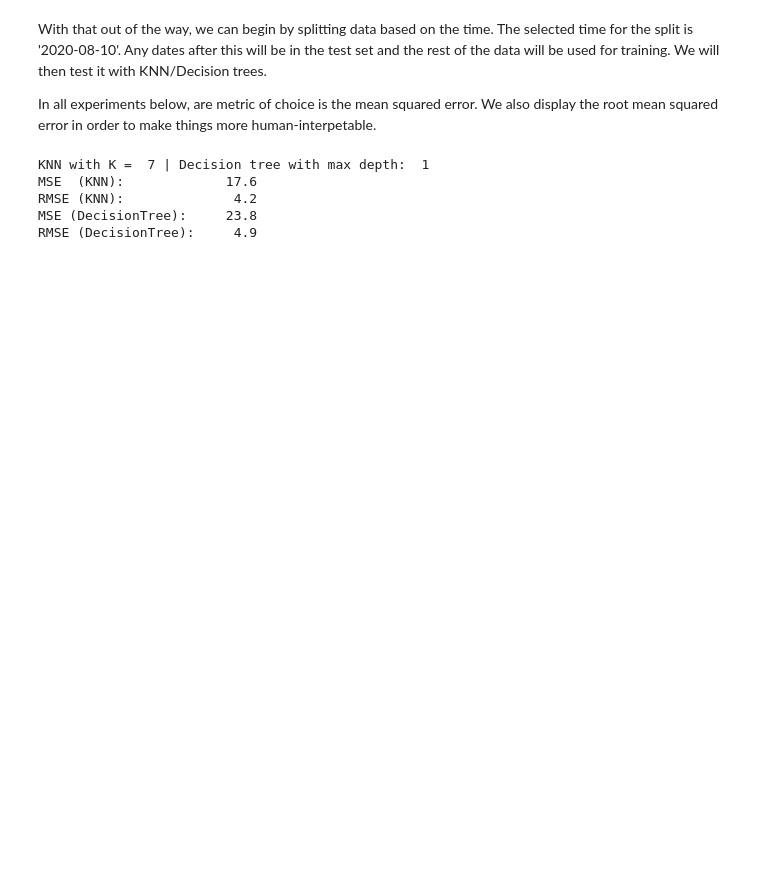
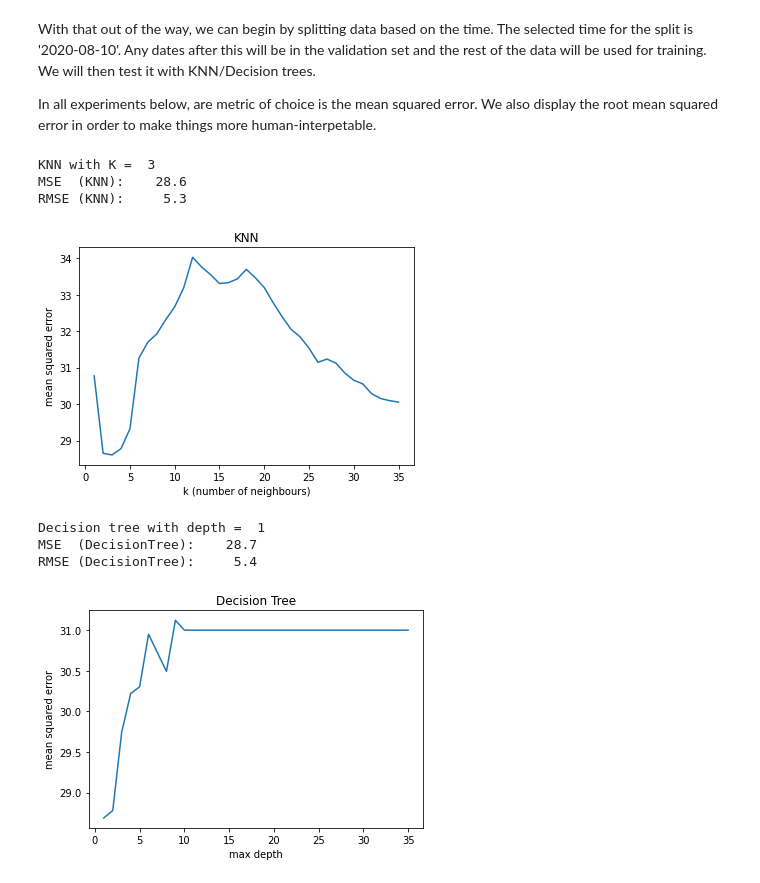
Before and after one commit to julienphillipseng/mla1, a Jupyter notebook: learning.ipynb, the cells around one changed output. Saved outputs shown, nothing was run; the diff lists cells and outputs as text; code cells hidden in the pictures; blank space fills up the shorter version.

```diff
--- a/learning.ipynb
+++ b/learning.ipynb
@@ -71,47 +62,66 @@ def decisionTree(xTrain, yTrain, xValidation, yValidation, depth):
     prediction = clf.predict(xValidation)
     return mean_squared_error(yValidation, prediction)
 # %% [markdown]
-With that out of the way, we can begin by splitting data based on the time. The selected time for the split is '2020-08-10'. Any dates after this will be in the test set and the rest of the data will be used for training. We will then test it with KNN/Decision trees.
+With that out of the way, we can begin by splitting data based on the time. The selected time for the split is '2020-08-10'. Any dates after this will be in the validation set and the rest of the data will be used for training. We will then test it with KNN/Decision trees.
 
 In all experiments below, are metric of choice is the mean squared error. We also display the root mean squared error in order to make things more human-interpetable.
 # %%
-# neighbors to consider for KNN
+# neighbors to consider for KNN (as well as depths for the decision tree)
 K_list = range(1,36)
 
 # get the indices for train/test data
-trainIndicesDate = np.argwhere(dates > np.datetime64("2020-08-10"))[:,0]
-testIndicesDate = np.argwhere(dates <= np.datetime64("2020-08-10"))[:,0]
+train_indices = np.argwhere(dates > np.datetime64("2020-08-10"))[:,0]
+test_indices = np.argwhere(dates <= np.datetime64("2020-08-10"))[:,0]
 
 # prep the dataset
-xTrain = np.take(features, trainIndicesDate, axis = 0)
-xValidation = np.take(features, testIndicesDate, axis = 0)
-yTrain = np.take(hospPredictions, trainIndicesDate, axis = 0)
-yValidation = np.take(hospPredictions, testIndicesDate, axis = 0)
+xTrain = np.take(features, train_indices, axis = 0)
+xValidation = np.take(features, test_indices, axis = 0)
+yTrain = np.take(hospPredictions, train_indices, axis = 0)
+yValidation = np.take(hospPredictions, test_indices, axis = 0)
 
-# KNN - This was used to determine the number of neighbours
-bestK, bestDepth = -1, -1
-bestErrorKnn, bestErrorTree = sys.maxsize, sys.maxsize
+error_list_knn = np.zeros(len(K_list))
+error_list_tree = np.zeros(len(K_list))
 
-for i in K_list:
-    newErrorKnn = knn(xTrain, yTrain, xValidation, yValidation, i)
-    newErrorTree = decisionTree(xTrain, yTrain, xValidation, yValidation, i)
+for i, k in enumerate(K_list):
+    error_list_knn[i] = knn(xTrain, yTrain, xValidation, yValidation, k)
+    # checking all values in the k_list for the decision tree is redundant but it may as well be done in the same loop
+    error_list_tree[i] = decisionTree(xTrain, yTrain, xValidation, yValidation, k)
 
-    if (newErrorKnn < bestErrorKnn):
-        bestErrorKnn = newErrorKnn
-        bestK = i
-    if (newErrorTree < bestErrorTree):
-        bestErrorTree = newErrorTree
-        bestDepth = i
+min_error_knn_index = np.where(error_list_knn == error_list_knn.min())[0]
+optimal_k = min_error_knn_index + 1
+min_error_knn = error_list_knn[min_error_knn_index]
 
-print("KNN with K = %2d | Decision tree with max depth: %2d" % (bestK, bestDepth))
-print("MSE  (KNN):          %7.1f" % (bestErrorKnn))
-print("RMSE (KNN):          %7.1f" % (np.sqrt(bestErrorKnn)))
-print("MSE (DecisionTree):  %7.1f" % (bestErrorTree))
-print("RMSE (DecisionTree): %7.1f" % (np.sqrt(bestErrorTree)))
+print("KNN with K = %2d" % (optimal_k))
+print("MSE  (KNN): %7.1f" % (min_error_knn))
+print("RMSE (KNN): %7.1f\n" % (np.sqrt(min_error_knn)))
+
+plt.plot(K_list, error_list_knn)
+plt.title('KNN')
+plt.xlabel('k (number of neighbours)')
+plt.ylabel('mean squared error')
+plt.show()
+print(" ")
+
+min_error_tree_index = np.where(error_list_tree == error_list_tree.min())[0]
+optimal_depth = min_error_tree_index + 1
+min_error_tree = error_list_tree[min_error_tree_index]
+
+print("Decision tree with depth = %2d" % (optimal_depth))
+print("MSE  (DecisionTree): %7.1f" % (min_error_tree))
+print("RMSE (DecisionTree): %7.1f\n" % (np.sqrt(min_error_tree)))
+
+plt.plot(K_list, error_list_tree)
+plt.title('Decision Tree')
+plt.xlabel('max depth')
+plt.ylabel('mean squared error')
+plt.show()
 # %% [output]
-KNN with K =  7 | Decision tree with max depth:  1
-MSE  (KNN):             17.6
-RMSE (KNN):              4.2
-MSE (DecisionTree):     23.8
-RMSE (DecisionTree):     4.9
+KNN with K =  3
+MSE  (KNN):    28.6
+RMSE (KNN):     5.3
+[figure, added]
+Decision tree with depth =  1
+MSE  (DecisionTree):    28.7
+RMSE (DecisionTree):     5.4
+[figure, added]
 # %% [markdown]
```
Also changed, not shown: parts of 12 cells of this notebook.
